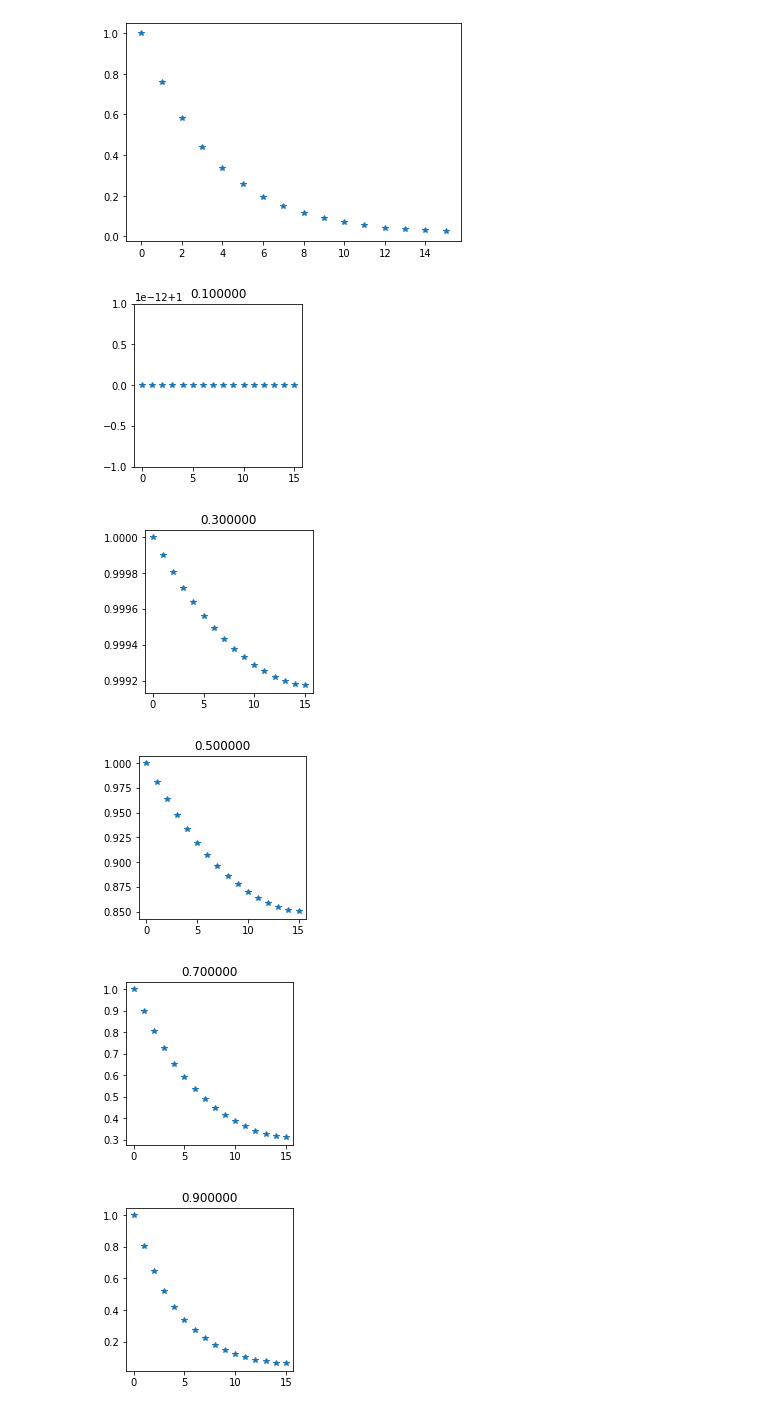
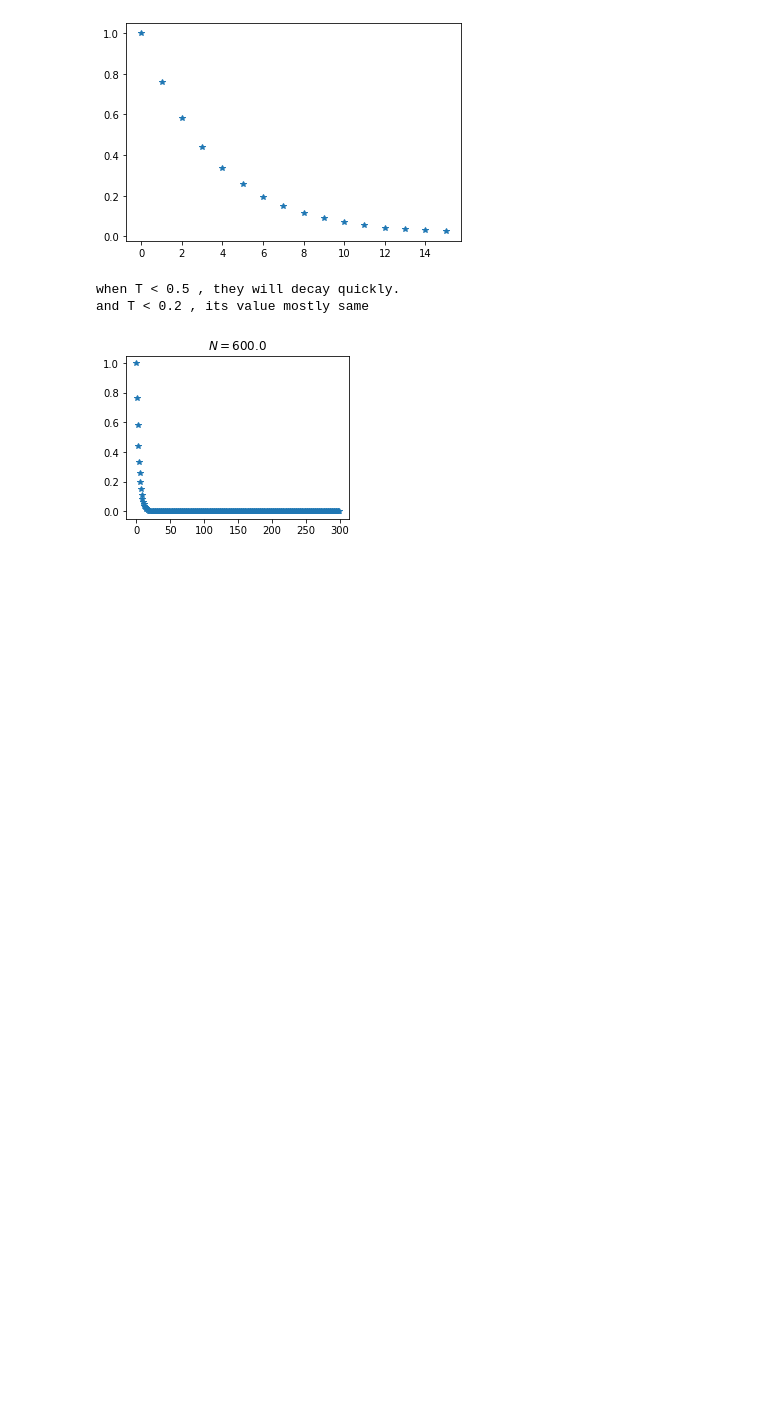
Before and after one commit to NTHU-Phys-Qubit/hw2-ZH022557, a Jupyter notebook: Problem-1.ipynb, the cells around one changed output. Cells and saved outputs as stored; diff of their text form; code cells hidden in the pictures; blank space fills up the shorter version.

```diff
--- a/Problem-1.ipynb
+++ b/Problem-1.ipynb
@@ -87,18 +84,14 @@ plt.plot(s[0:int(N/2)],'*')
 [<matplotlib.lines.Line2D at 0x...>]
 [figure]
 # %%
-#5.(b)    What is the largest $N$ you can go? What is the lowest $T$ you can go?
-N ,T ,B ,i  = 32 ,1.  ,0., 0
+#5.(b)    What is the largest $N$ you can go?
+N ,T ,B ,i  = 600 ,1.  ,0., 0
 s = [S(i,j) for j in np.arange(0,N)]
-s.append(s[0])
-for k in np.arange(0.1,1,0.2):
-    T = k
-    plt.figure(figsize=(3,3))
-    plt.title("%2f" %(k))
-    plt.plot([S(i,j) for j in np.arange(0,N/2)],'*')
+plt.figure(figsize=(4,3))
+plt.title("$N=%.1f$" %(N))
+plt.plot([S(i,j) for j in np.arange(0,N/2)],'*')
+print ("about N = 600")
 # %% [output]
+when T < 0.5 , they will decay quickly.
+and T < 0.2 , its value mostly same
-[figure, old version]
+[figure, new version]
-[figure, removed]
-[figure, removed]
-[figure, removed]
-[figure, removed]
```
Also changed, not shown: parts of 3 cells of this notebook.
